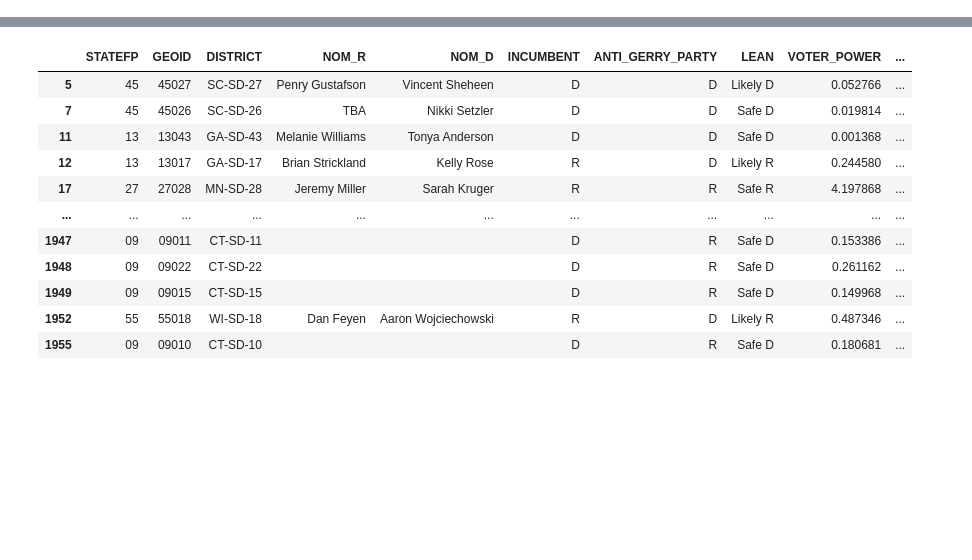
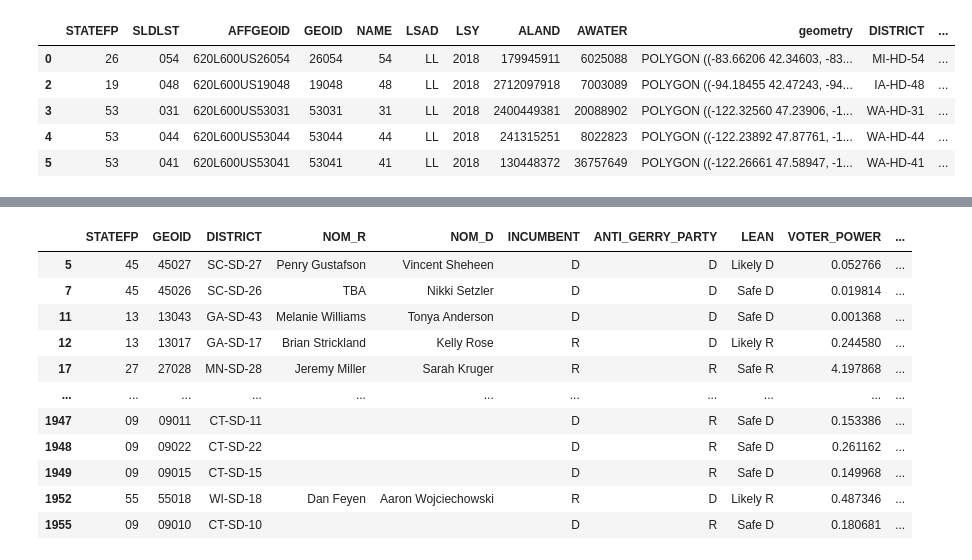
Before and after one commit to PrincetonUniversity/PEC-map, a Jupyter notebook: moneyball-data-munge.ipynb, the cells around one changed output, grey strips where cells are left out. Cells and saved outputs as stored; diff of their text form; code cells hidden in the pictures; blank space fills up the shorter version.

```diff
--- a/moneyball-data-munge.ipynb
+++ b/moneyball-data-munge.ipynb
@@ -194,5 +224,12 @@ def get_lean(row, df):
 # %%
+# add data columns from model to geojson
 df_columns = ['district', 'rep_nominee', 'dem_nominee', 'incumbent', 'anti_gerrymandering_party', 'redistricting_voter_power']
-default_values = ['',       '',           '',           '',          '',     0]
-upper_shp[['DISTRICT', 'NOM_R', 'NOM_D', 'INCUMBENT','ANTI_GERRY_PARTY', 'VOTER_POWER']] = upper_shp.apply(lambda row: pandas_lambda_geolocate(row, upper_df, df_columns, default_values), axis = 1)
+default_values = ['',       '',           '',           '',          '',                            0]
+
+upper_shp[['DISTRICT', 'NOM_R', 'NOM_D', 'INCUMBENT','ANTI_GERRY_PARTY', 'VOTER_POWER']] = upper_shp.apply(
+    lambda row: pandas_lambda_geolocate(row, upper_df, df_columns, default_values), axis = 1)
 upper_shp['LEAN'] = upper_shp.apply(lambda row: get_lean(row, upper_df), axis = 1)
+
+lower_shp[['DISTRICT', 'NOM_R', 'NOM_D', 'INCUMBENT','ANTI_GERRY_PARTY', 'VOTER_POWER']] = lower_shp.apply(
+    lambda row: pandas_lambda_geolocate(row, lower_df, df_columns, default_values), axis = 1)
+lower_shp['LEAN'] = lower_shp.apply(lambda row: get_lean(row, lower_df), axis = 1)
@@ -234,0 +236,9 @@ upper_shp[upper_shp['STATEFP'] == '25']
+# %%
+lower_shp[lower_shp['VOTER_POWER'] == 0].head()
+# %% [output]
+|  | STATEFP | SLDLST | AFFGEOID | GEOID | NAME | LSAD | LSY | ALAND | AWATER | geometry | DISTRICT | ... |
+| 0 | 26 | 054 | 620L600US26054 | 26054 | 54 | LL | 2018 | 179945911 | 6025088 | POLYGON ((-83.66206 42.34603, -83... | MI-HD-54 | ... |
+| 2 | 19 | 048 | 620L600US19048 | 19048 | 48 | LL | 2018 | 2712097918 | 7003089 | POLYGON ((-94.18455 42.47243, -94... | IA-HD-48 | ... |
+| 3 | 53 | 031 | 620L600US53031 | 53031 | 31 | LL | 2018 | 2400449381 | 20088902 | POLYGON ((-122.32560 47.23906, -1... | WA-HD-31 | ... |
+| 4 | 53 | 044 | 620L600US53044 | 53044 | 44 | LL | 2018 | 241315251 | 8022823 | POLYGON ((-122.23892 47.87761, -1... | WA-HD-44 | ... |
+| 5 | 53 | 041 | 620L600US53041 | 53041 | 41 | LL | 2018 | 130448372 | 36757649 | POLYGON ((-122.26661 47.58947, -1... | WA-HD-41 | ... |
```
Also changed, not shown: parts of 25 cells of this notebook, 23 other files.
